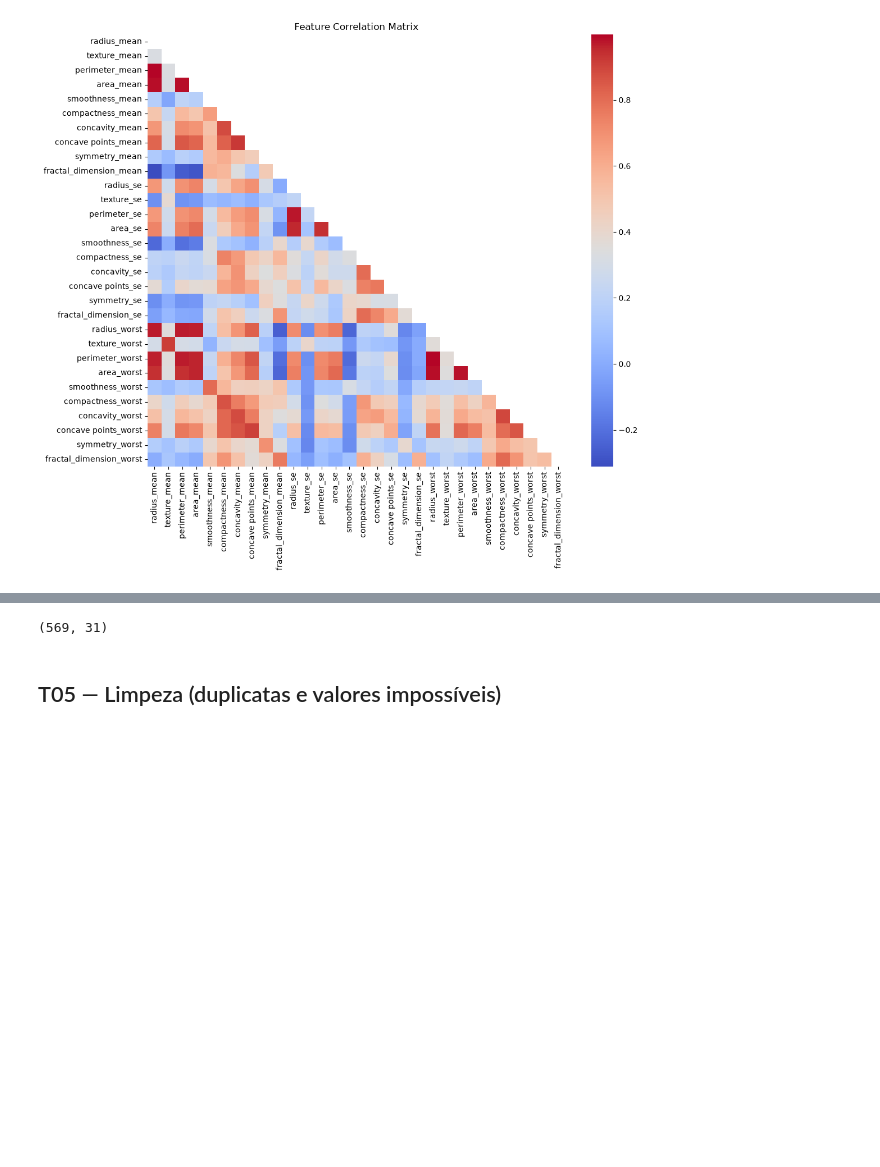
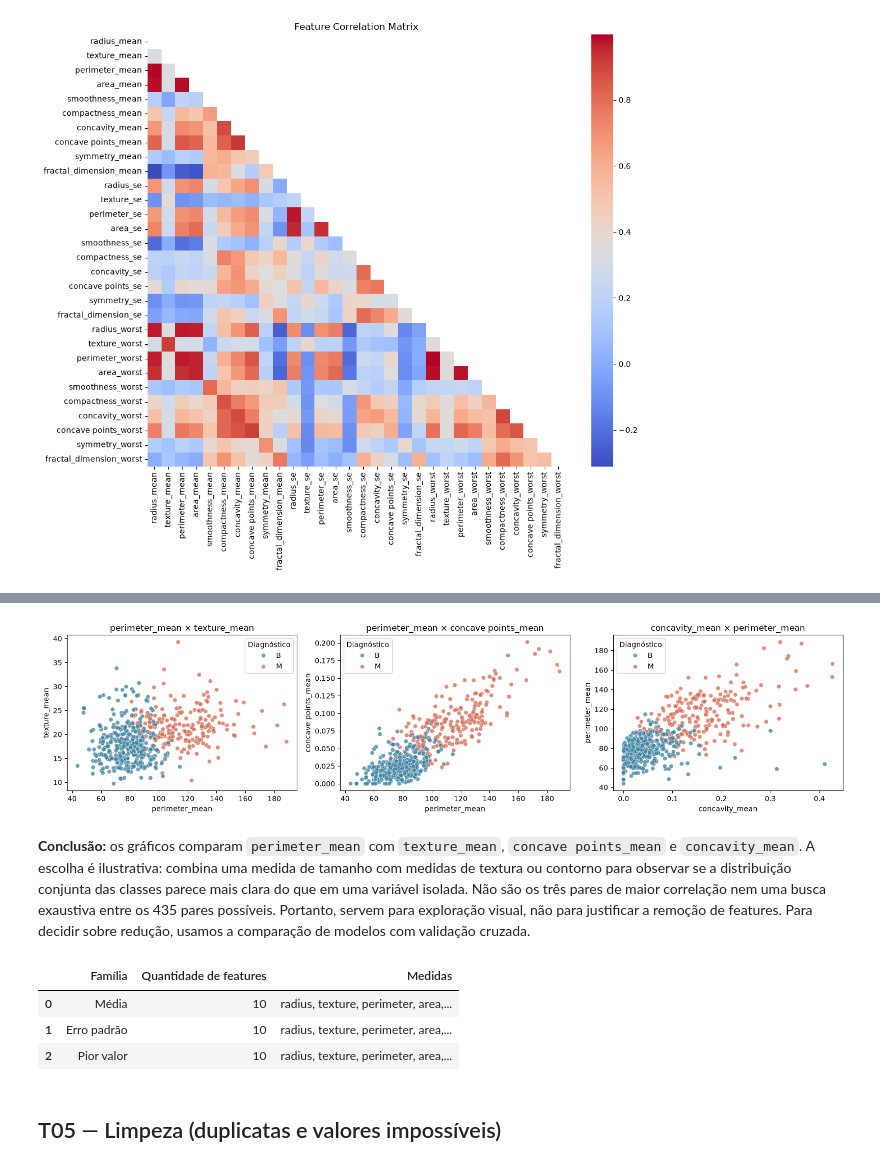
Before and after one commit to whoame042/postech-fiap-fase-1-IA-foundations, a Jupyter notebook: AnaliseExploratoria.ipynb, the cells around one changed output, grey strips where cells are left out. Saved outputs shown, nothing was run; the diff lists cells and outputs as text; code cells hidden in the pictures; blank space fills up the shorter version.

Commit message:
feat: add analise de modelos e interpretacoes

```diff
--- a/AnaliseExploratoria.ipynb
+++ b/AnaliseExploratoria.ipynb
@@ -114,7 +225,52 @@ df.plot.scatter(x='concavity_mean', y='perimeter_mean', c=df['diagnosis'].map({'
+# %%
+pares_scatter = [
+    ('perimeter_mean', 'texture_mean'),
+    ('perimeter_mean', 'concave points_mean'),
+    ('concavity_mean', 'perimeter_mean'),
+]
+fig, axes = plt.subplots(1, 3, figsize=(16, 4))
+
+for ax, (feature_x, feature_y) in zip(axes, pares_scatter):
+    sns.scatterplot(
+        data=df,
+        x=feature_x,
+        y=feature_y,
+        hue='diagnosis',
+        hue_order=['B', 'M'],
+        palette=paleta_diagnostico,
+        alpha=0.75,
+        ax=ax,
+    )
+    ax.set_title(f'{feature_x} × {feature_y}')
+    ax.legend(title='Diagnóstico')
+
+fig.tight_layout()
+plt.show()
+# %% [output]
+[figure, added]
+# %% [markdown]
+**Conclusão:** os gráficos comparam `perimeter_mean` com `texture_mean`, `concave points_mean` e `concavity_mean`. A escolha é ilustrativa: combina uma medida de tamanho com medidas de textura ou contorno para observar se a distribuição conjunta das classes parece mais clara do que em uma variável isolada. Não são os três pares de maior correlação nem uma busca exaustiva entre os 435 pares possíveis. Portanto, servem para exploração visual, não para justificar a remoção de features. Para decidir sobre redução, usamos a comparação de modelos com validação cruzada.
 # %%
-df.shape
+familias_medidas = {
+    'Média': [col for col in df.columns if col.endswith('_mean')],
+    'Erro padrão': [col for col in df.columns if col.endswith('_se')],
+    'Pior valor': [col for col in df.columns if col.endswith('_worst')],
+}
+
+resumo_familias = pd.DataFrame([
+    {
+        'Família': nome,
+        'Quantidade de features': len(colunas),
+        'Medidas': ', '.join(col.rsplit('_', 1)[0] for col in colunas),
+    }
+    for nome, colunas in familias_medidas.items()
+])
+display(resumo_familias)
 # %% [output]
-(569, 31)
+|  | Família | Quantidade de features | Medidas |
+| 0 | Média | 10 | radius, texture, perimeter, area,... |
+| 1 | Erro padrão | 10 | radius, texture, perimeter, area,... |
+| 2 | Pior valor | 10 | radius, texture, perimeter, area,... |
 # %% [markdown]
 ## T05 — Limpeza (duplicatas e valores impossíveis)
 # %%
```
Also changed, not shown: parts of 20 cells of this notebook, 2 other files.
